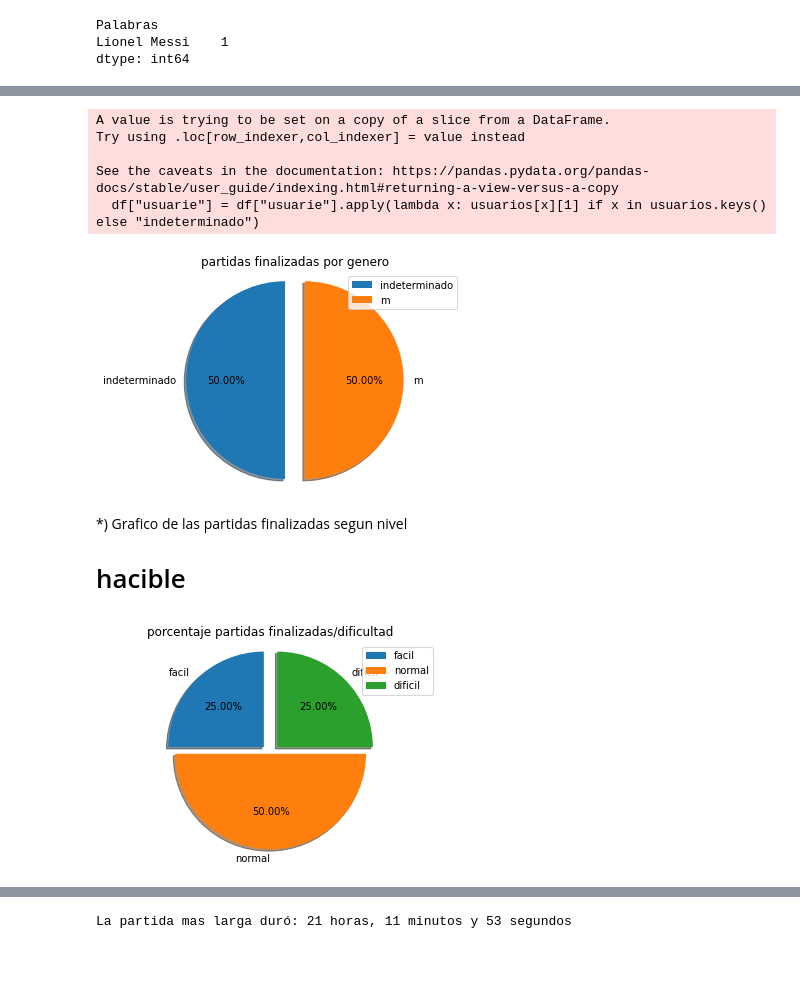
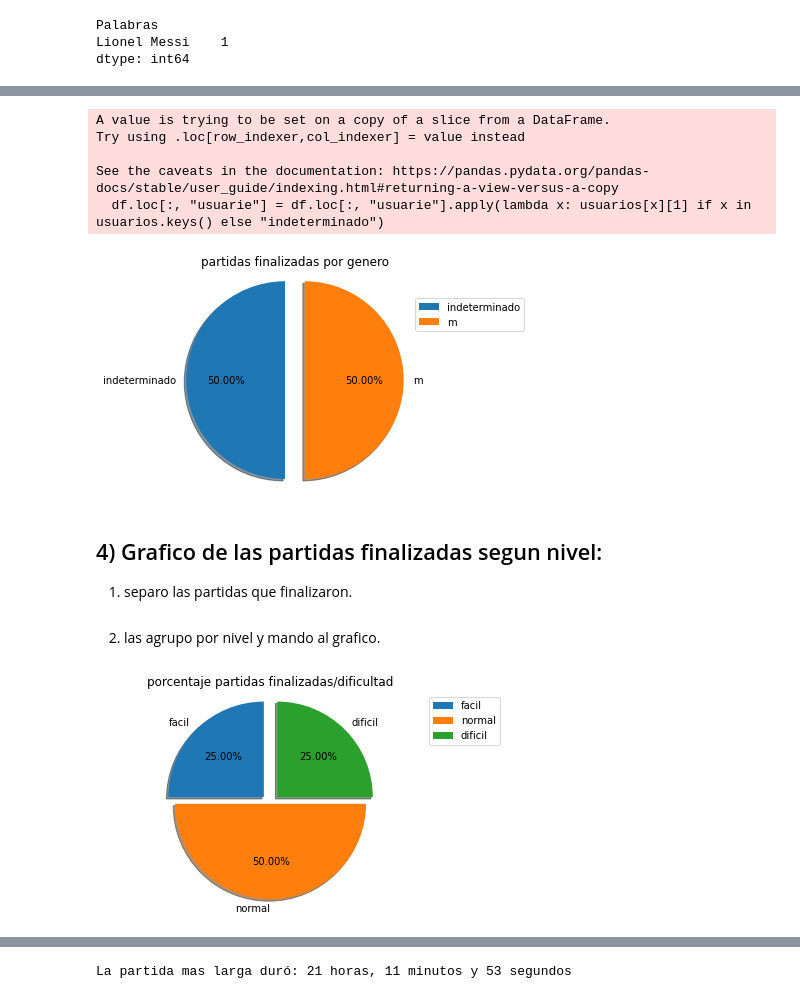
Before and after one commit to leonelranieri/Figurace.py, a Jupyter notebook: src/core/Analisis_de_datos.ipynb, the cells around one changed output, grey strips where cells are left out. Drawn from its saved outputs; the diff is of its cells as text; code cells hidden in the pictures; blank space fills up the shorter version.

```diff
--- a/src/core/Analisis_de_datos.ipynb
+++ b/src/core/Analisis_de_datos.ipynb
@@ -122,43 +156,44 @@ except FileNotFoundError:
 df = data_set[data_set["evento"] == "fin"]
 
 # esto tira cartelito rojo
-df["usuarie"] = df["usuarie"].apply(lambda x: usuarios[x][1] if x in usuarios.keys() else "indeterminado")
+df.loc[:, "usuarie"] = df.loc[:, "usuarie"].apply(lambda x: usuarios[x][1] if x in usuarios.keys() else "indeterminado")
 # pero funciona
 
 nuevo = df.groupby(["usuarie"]).size()
 
 etiquetas = nuevo.index.unique()
 etiquetas = list(etiquetas)
 
 datos_dibujo = []
 for key in etiquetas:
     datos_dibujo.append(nuevo[key])
 
-explode = [(0.1) for x in datos_dibujo]
-explode = tuple(explode)
+explode = tuple([(0.1) for x in datos_dibujo])
 
 plt.pie(datos_dibujo, explode=explode, labels=etiquetas, autopct='%1.2f%%',
 shadow=True, startangle=90, labeldistance= 1.1)
 
 plt.axis('equal')
-plt.legend(etiquetas)
+plt.legend(etiquetas, loc=1, bbox_to_anchor=(1.2, 0.9))
 plt.title("partidas finalizadas por genero")
 plt.show()
 
 #
 # imposible saber si esto funciona con el registro completo
 #
 # %% [output]
 A value is trying to be set on a copy of a slice from a DataFrame.
 Try using .loc[row_indexer,col_indexer] = value instead
 
 See the caveats in the documentation: https://pandas.pydata.org/pandas-docs/stable/user_guide/indexing.html#returning-a-view-versus-a-copy
-  df["usuarie"] = df["usuarie"].apply(lambda x: usuarios[x][1] if x in usuarios.keys() else "indeterminado")
+  df.loc[:, "usuarie"] = df.loc[:, "usuarie"].apply(lambda x: usuarios[x][1] if x in usuarios.keys() else "indeterminado")
-[figure, old version]
+[figure, new version]
 # %% [markdown]
-*) Grafico de las partidas finalizadas segun nivel
+## 4) Grafico de las partidas finalizadas segun nivel:
 
-# hacible
+1. separo las partidas que finalizaron.
+<br><br>
+2. las agrupo por nivel y mando al grafico.
 # %%
 df = data_set[data_set["evento"] == "fin"]
 df = df.groupby(["nivel"]).size()
@@ -177,7 +212,7 @@ plt.pie(datos_dibujo, explode=explode, labels=etiquetas, autopct='%1.2f%%',
 shadow=True, startangle=90, labeldistance= 1.1)
 
 plt.axis('equal')
-plt.legend(etiquetas)
+plt.legend(etiquetas, loc=1, bbox_to_anchor=(1.2, 1.0))
 plt.title("porcentaje partidas finalizadas/dificultad")
 plt.show()
 
@@ -187,5 +222,5 @@ plt.show()
 #
 #
 # %% [output]
-[figure, old version]
+[figure, new version]
 # %% [markdown]
```
Also changed, not shown: parts of 22 cells of this notebook, 2 other files.
